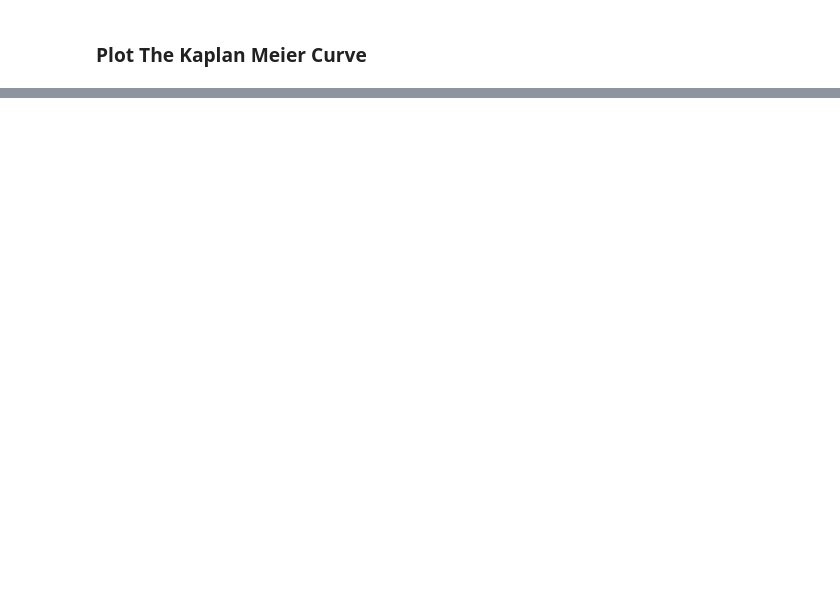
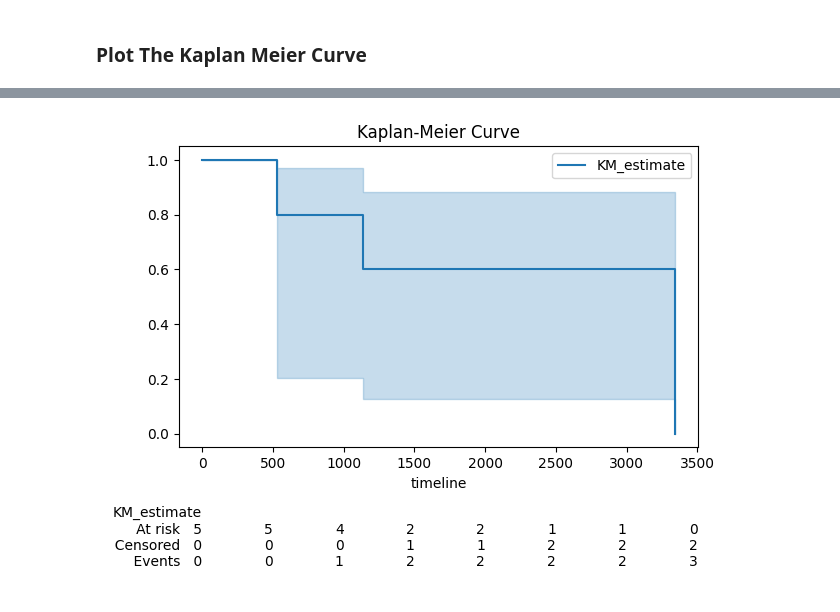
Before and after one commit to andrewlimmer/GazooResearch, a Jupyter notebook: jupyter/work/Tutorials/KaplanMeier.ipynb, the cells around one changed output, grey strips where cells are left out. Drawn from its saved outputs; the diff is of its cells as text; code cells hidden in the pictures; blank space fills up the shorter version.

```diff
--- a/jupyter/work/Tutorials/KaplanMeier.ipynb
+++ b/jupyter/work/Tutorials/KaplanMeier.ipynb
@@ -81,0 +87,15 @@ del a
+# %%
+# Extract Data
+mrns = output['mrns']
+durations = output['durations']
+events = output['events']
+
+# Generate Kaplan Meier
+kmf = KaplanMeierFitter()
+kmf.fit(durations, event_observed=events)
+kmf.plot_survival_function(at_risk_counts=True)
+plt.title('Kaplan-Meier Curve')
+plt.show()
+plt.close()
+# %% [output]
+[figure, added]
```
Also changed, not shown: parts of 7 cells of this notebook, 1 other file.
